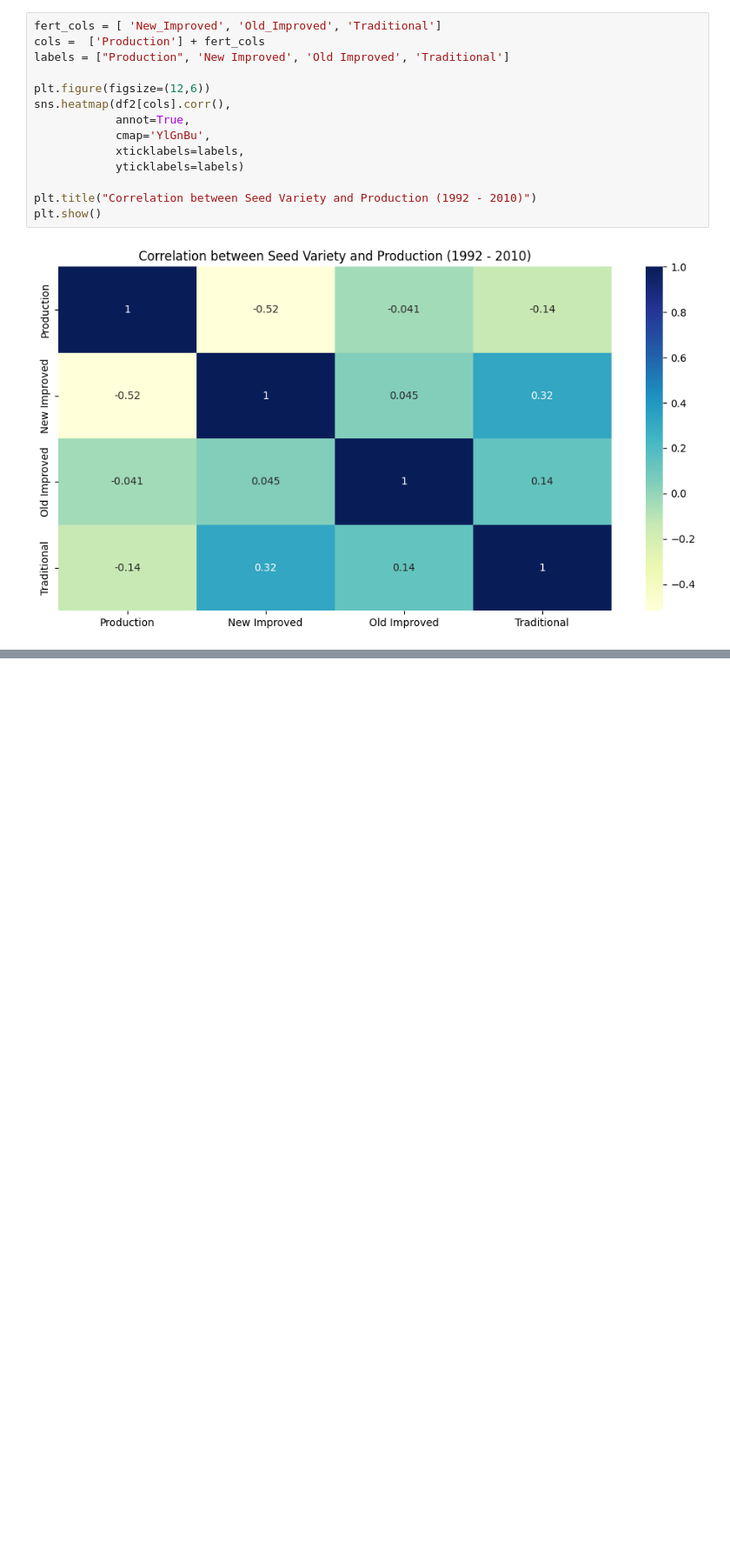
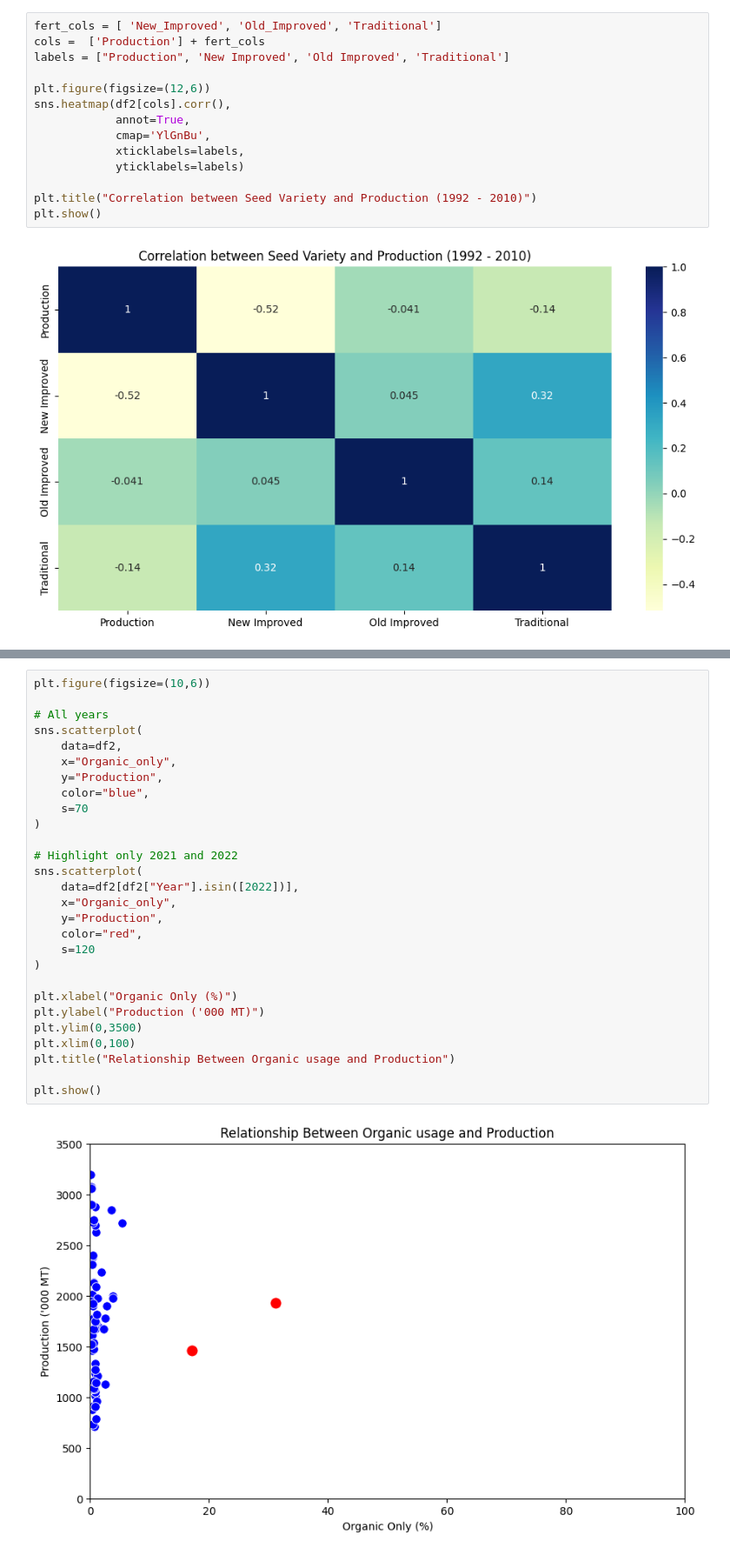
Before and after one commit to AchiniWathsala/Forecasting_Paddy_Production, a Jupyter notebook: paddy_production.ipynb, the cells around one changed output, grey strips where cells are left out. Shown at 87% size. Drawn from its saved outputs; the diff is of its cells as text; blank space fills up the shorter version.

```diff
--- a/paddy_production.ipynb
+++ b/paddy_production.ipynb
@@ -1112,0 +1145,30 @@ plt.show()
+# %%
+plt.figure(figsize=(10,6))
+
+# All years
+sns.scatterplot(
+    data=df2,
+    x="Organic_only",
+    y="Production",
+    color="blue",
+    s=70
+)
+
+# Highlight only 2021 and 2022
+sns.scatterplot(
+    data=df2[df2["Year"].isin([2022])],
+    x="Organic_only",
+    y="Production",
+    color="red",
+    s=120
+)
+
+plt.xlabel("Organic Only (%)")
+plt.ylabel("Production ('000 MT)")
+plt.ylim(0,3500)
+plt.xlim(0,100)
+plt.title("Relationship Between Organic usage and Production")
+
+plt.show()
+# %% [output]
+[figure, added]
```
Also changed, not shown: parts of 3 cells of this notebook, 11 other files.
